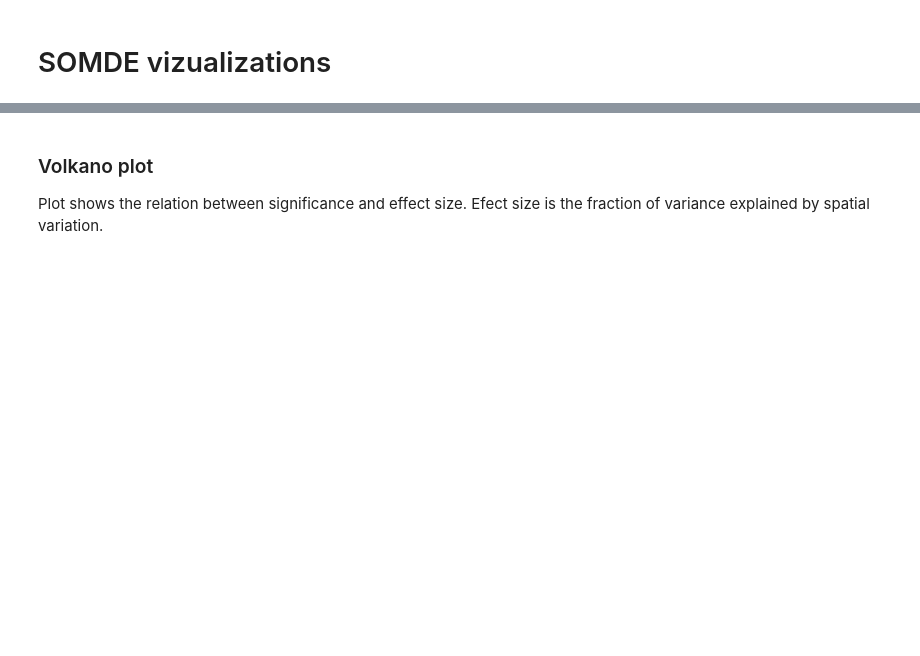
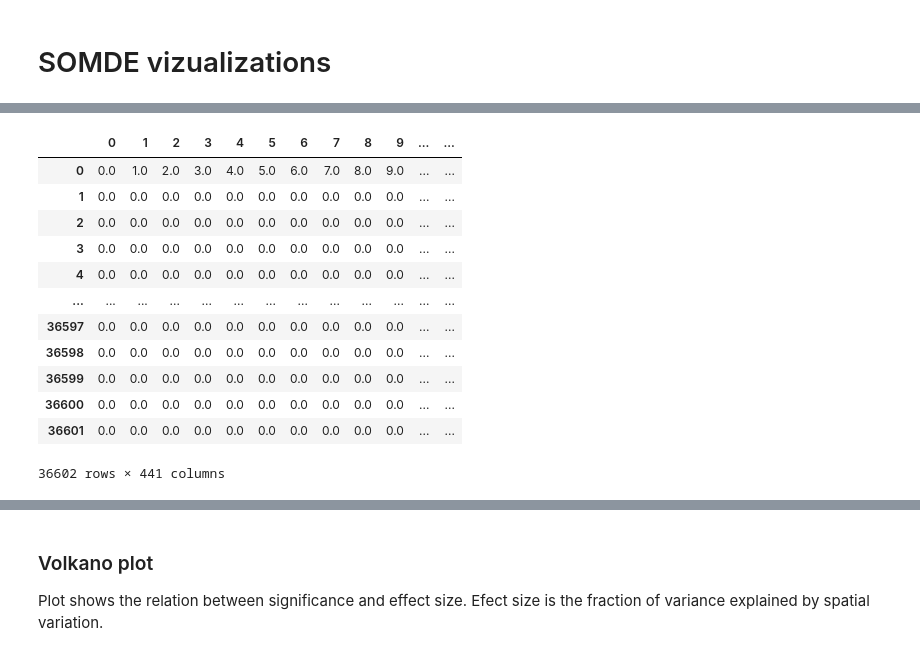
Before and after one commit to nikolienka24/IV114_ST, a Jupyter notebook: SOMDE_vizualizations.ipynb, the cells around one changed output, grey strips where cells are left out. Saved outputs shown, nothing was run; the diff lists cells and outputs as text; code cells hidden in the pictures; blank space fills up the shorter version.

```diff
--- a/SOMDE_vizualizations.ipynb
+++ b/SOMDE_vizualizations.ipynb
@@ -101 +103,18 @@ result
 36601 rows × 19 columns
+# %%
+ndf = pd.read_csv("somde_results/" + DATA_FOLDER_NAME + '/ndf.csv', header=None)       # node-level meta-expression
+ndf
+# %% [output]
+|  | 0 | 1 | 2 | 3 | 4 | 5 | 6 | 7 | 8 | 9 | ... | ... |
+| 0 | 0.0 | 1.0 | 2.0 | 3.0 | 4.0 | 5.0 | 6.0 | 7.0 | 8.0 | 9.0 | ... | ... |
+| 1 | 0.0 | 0.0 | 0.0 | 0.0 | 0.0 | 0.0 | 0.0 | 0.0 | 0.0 | 0.0 | ... | ... |
+| 2 | 0.0 | 0.0 | 0.0 | 0.0 | 0.0 | 0.0 | 0.0 | 0.0 | 0.0 | 0.0 | ... | ... |
+| 3 | 0.0 | 0.0 | 0.0 | 0.0 | 0.0 | 0.0 | 0.0 | 0.0 | 0.0 | 0.0 | ... | ... |
+| 4 | 0.0 | 0.0 | 0.0 | 0.0 | 0.0 | 0.0 | 0.0 | 0.0 | 0.0 | 0.0 | ... | ... |
+| ... | ... | ... | ... | ... | ... | ... | ... | ... | ... | ... | ... | ... |
+| 36597 | 0.0 | 0.0 | 0.0 | 0.0 | 0.0 | 0.0 | 0.0 | 0.0 | 0.0 | 0.0 | ... | ... |
+| 36598 | 0.0 | 0.0 | 0.0 | 0.0 | 0.0 | 0.0 | 0.0 | 0.0 | 0.0 | 0.0 | ... | ... |
+| 36599 | 0.0 | 0.0 | 0.0 | 0.0 | 0.0 | 0.0 | 0.0 | 0.0 | 0.0 | 0.0 | ... | ... |
+| 36600 | 0.0 | 0.0 | 0.0 | 0.0 | 0.0 | 0.0 | 0.0 | 0.0 | 0.0 | 0.0 | ... | ... |
+| 36601 | 0.0 | 0.0 | 0.0 | 0.0 | 0.0 | 0.0 | 0.0 | 0.0 | 0.0 | 0.0 | ... | ... |
+36602 rows × 441 columns
```
Also changed, not shown: parts of 12 cells of this notebook.
